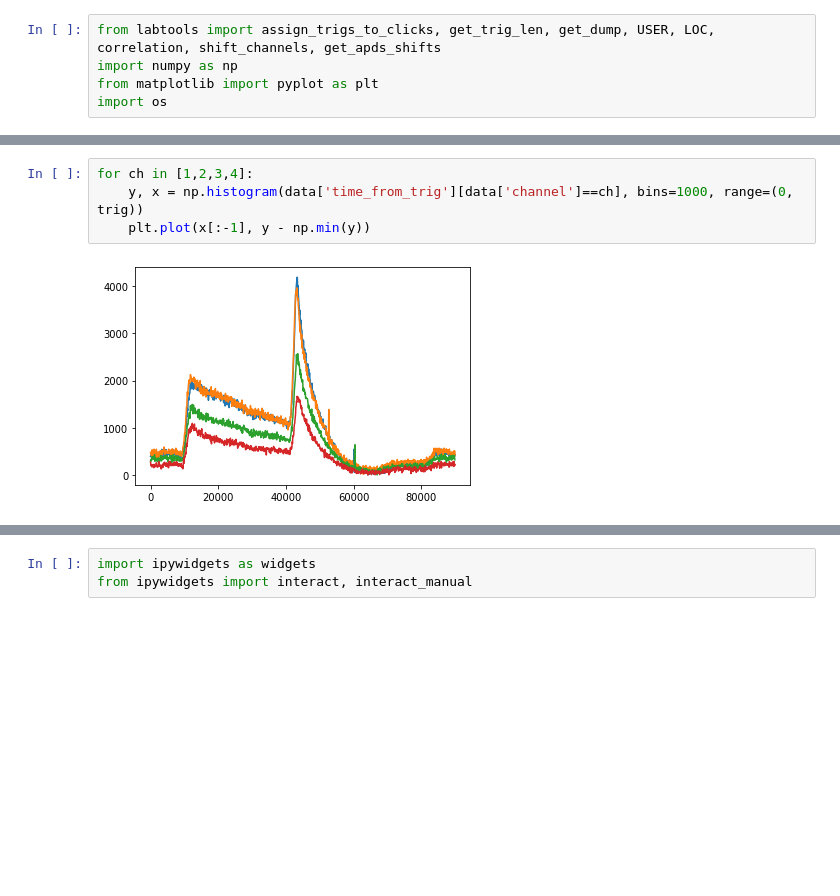
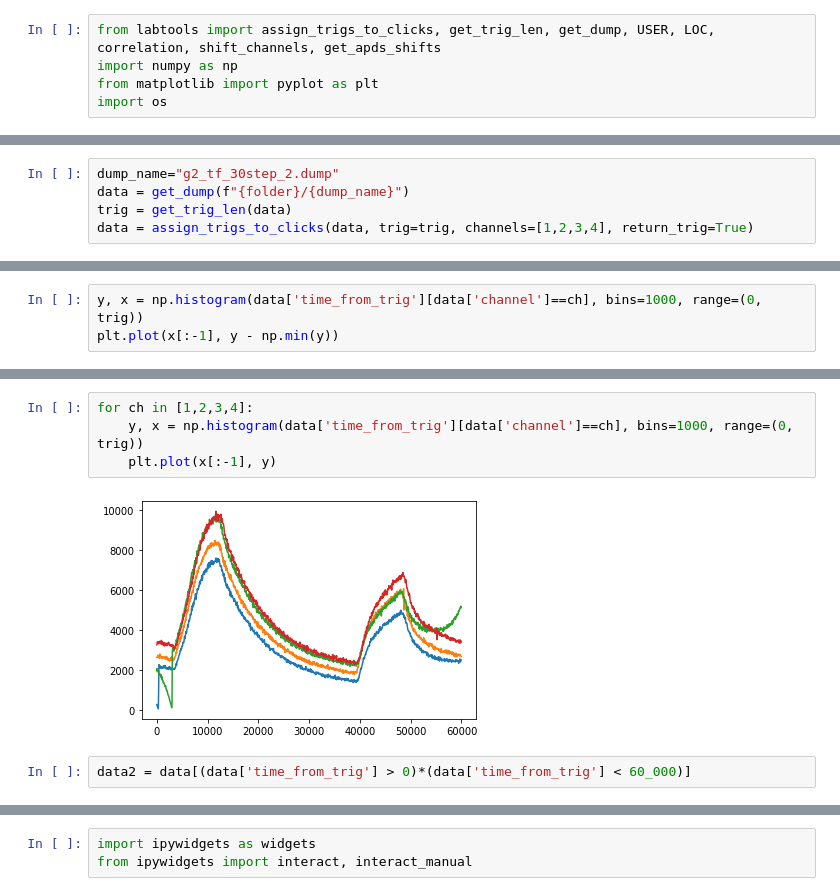
Before and after one commit to bbuusshh/physics_lab, a Jupyter notebook: master_thesis/fiber/time_filtering.ipynb, the cells around one changed output, grey strips where cells are left out. Cells and saved outputs as stored; diff of their text form; blank space fills up the shorter version.

```diff
--- a/master_thesis/fiber/time_filtering.ipynb
+++ b/master_thesis/fiber/time_filtering.ipynb
@@ -38,3 +15,8 @@ data = assign_trigs_to_clicks(data, trig=trig, channels=[1,2,3,4], return_trig=T
+# %%
+dump_name="g2_tf_30step_2.dump"
+data = get_dump(f"{folder}/{dump_name}")
+trig = get_trig_len(data)
+data = assign_trigs_to_clicks(data, trig=trig, channels=[1,2,3,4], return_trig=True)
 # %%
 np.unique(data['channel'])
 # %% [output]
@@ -120,0 +24,3 @@ plt.plot(x[:-1]/1000, y1/y0)
+# %%
+y, x = np.histogram(data['time_from_trig'][data['channel']==ch], bins=1000, range=(0, trig))
+plt.plot(x[:-1], y - np.min(y))
@@ -121,6 +30,8 @@ plt.plot(x[:-1]/1000, y1/y0)
 # %%
 for ch in [1,2,3,4]:
     y, x = np.histogram(data['time_from_trig'][data['channel']==ch], bins=1000, range=(0, trig))
-    plt.plot(x[:-1], y - np.min(y))
+    plt.plot(x[:-1], y)
 # %% [output]
-[figure, old version]
+[figure, new version]
+# %%
+data2 = data[(data['time_from_trig'] > 0)*(data['time_from_trig'] < 60_000)]
```
Also changed, not shown: parts of 17 cells of this notebook, 3 other files.
